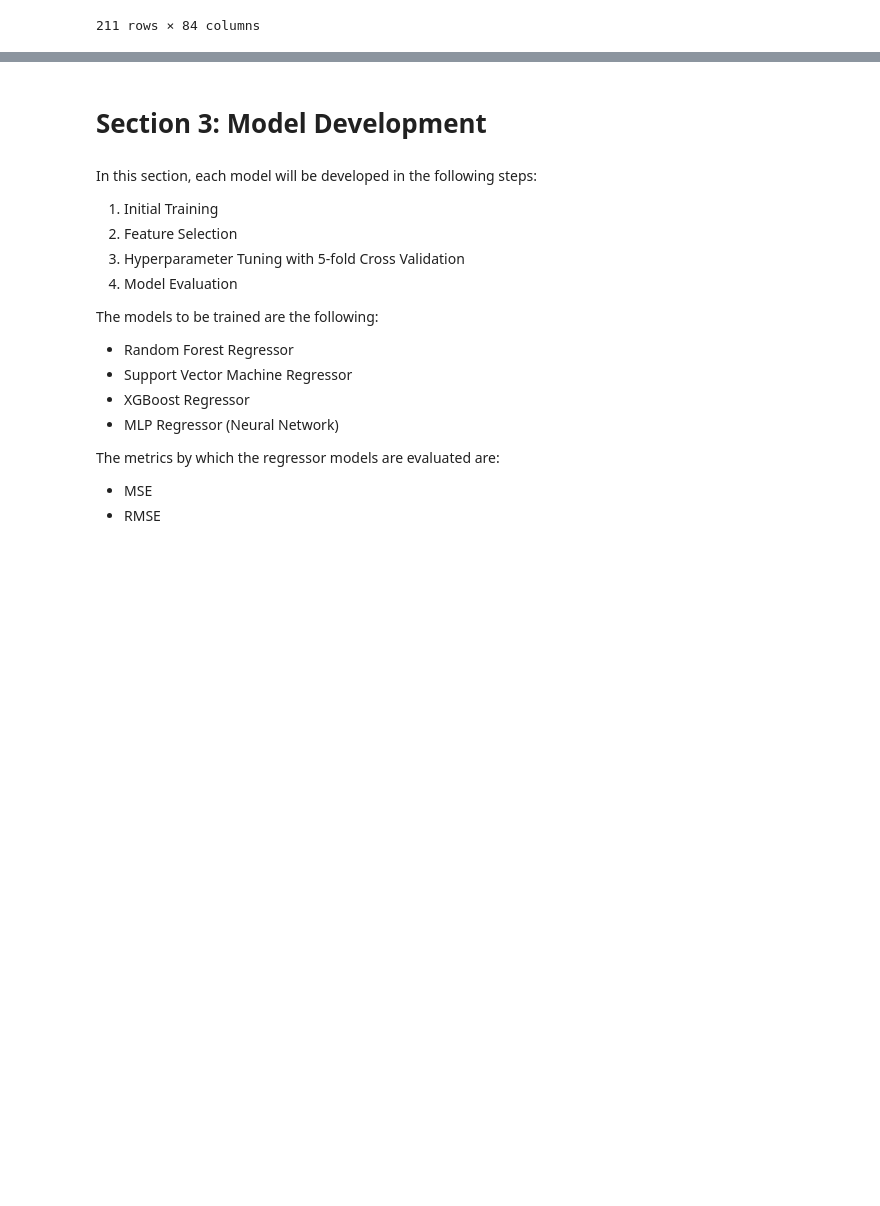
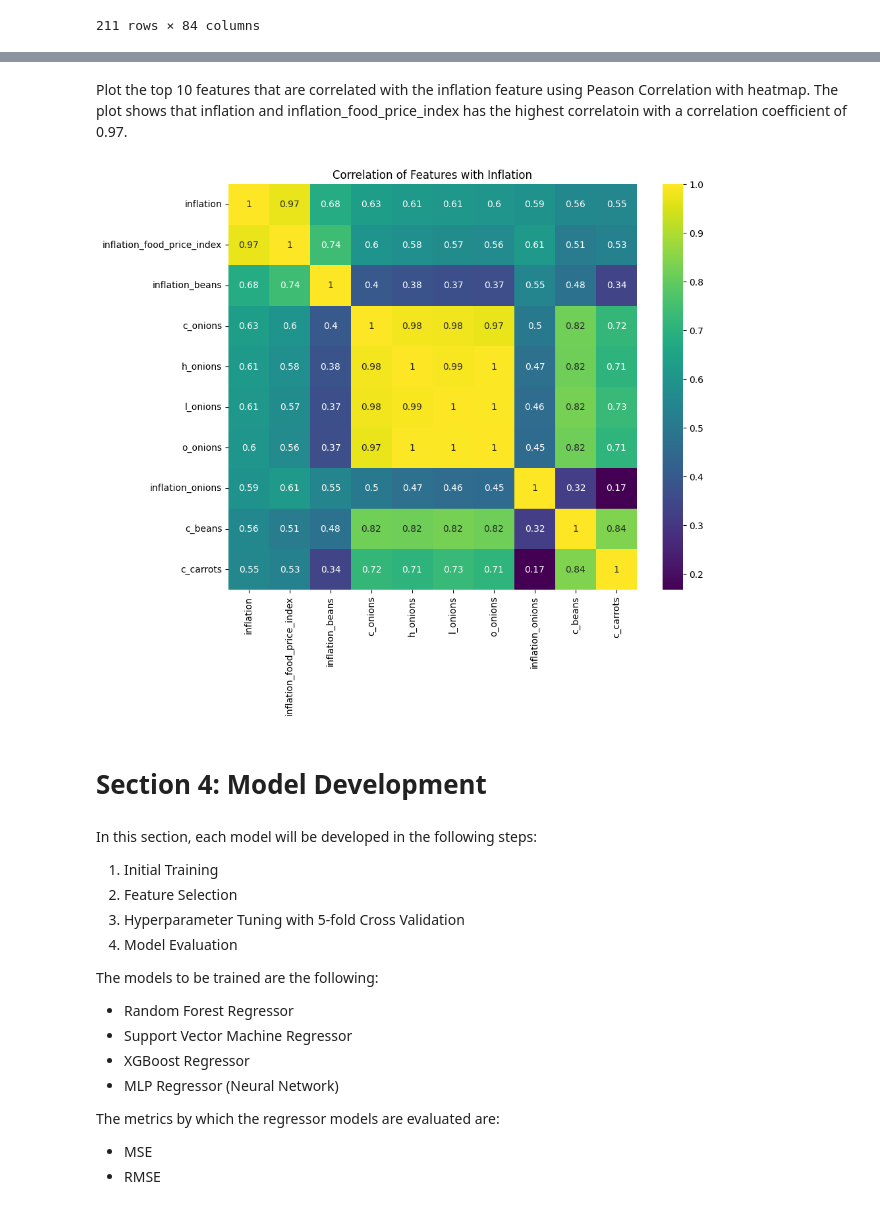
Before and after one commit to falarion08/Country-Inflation-Prediction, a Jupyter notebook: ML_Notebook.ipynb, the cells around one changed output, grey strips where cells are left out. Saved outputs shown, nothing was run; the diff lists cells and outputs as text; code cells hidden in the pictures; blank space fills up the shorter version.

```diff
--- a/ML_Notebook.ipynb
+++ b/ML_Notebook.ipynb
@@ -309,5 +353,18 @@ country_df
+# %% [markdown]
+Plot the top 10 features that are correlated with the inflation feature using Peason Correlation with heatmap. The plot shows that inflation and inflation_food_price_index has the highest correlatoin with a correlation coefficient of 0.97.
+# %%
+# Get the correlation of each feature with the inflation feature
+corr_data = country_df.drop(['date'],axis=1).corr()['inflation'].sort_values(ascending=False)
+
+top_feats = corr_data.index[:10].tolist()
+plt.figure(figsize = (10,8))
+sns.heatmap(country_df[top_feats].corr(), cmap = 'viridis',annot=True, )
+plt.title('Correlation of Features with Inflation')
+plt.show()
+# %% [output]
+[figure, added]
 # %% [markdown]
-# Section 3: Model Development
+# Section 4: Model Development
 # %% [markdown]
 In this section, each model will be developed in the following steps:
 1. Initial Training
```
Also changed, not shown: parts of 11 cells of this notebook.
